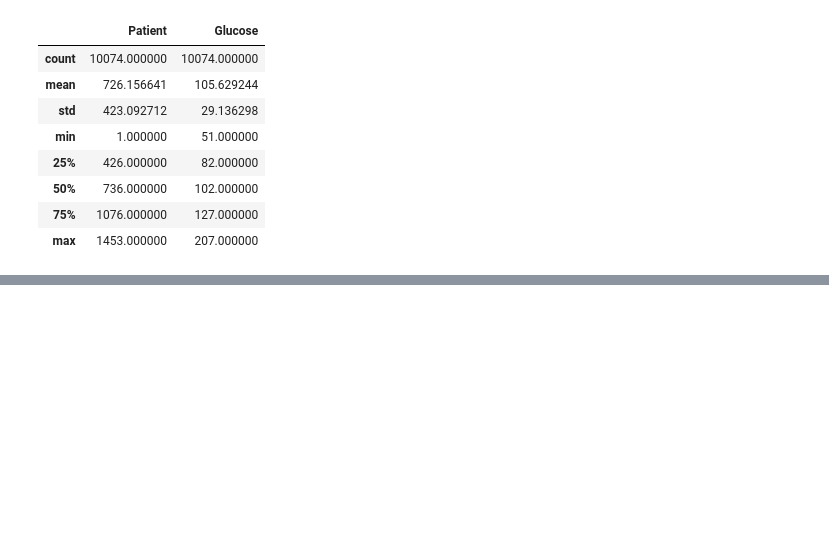
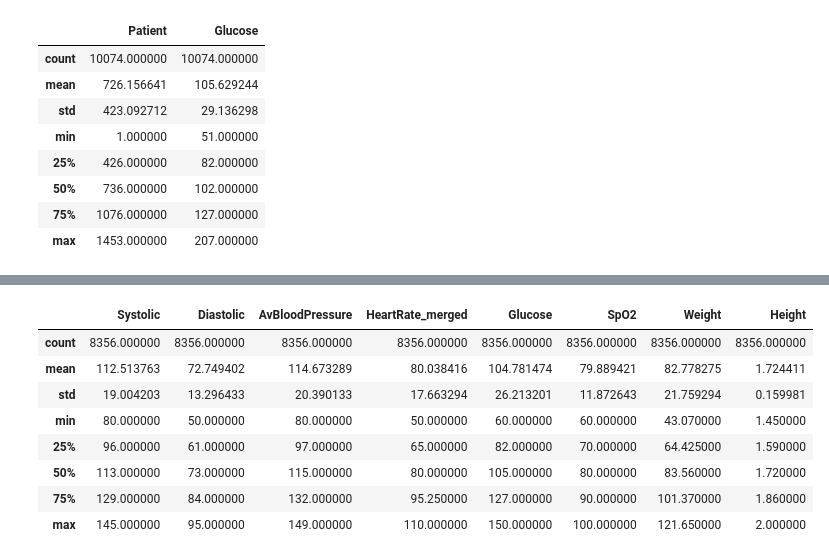
Before and after one commit to yerkomd/ProyectoFinalBSG, a Jupyter notebook: ml_heald_problem.ipynb, the cells around one changed output, grey strips where cells are left out. Cells and saved outputs as stored; diff of their text form; code cells hidden in the pictures; blank space fills up the shorter version.

```diff
--- a/ml_heald_problem.ipynb
+++ b/ml_heald_problem.ipynb
@@ -82,2 +114,25 @@ glucose_date.describe()
+# %%
+# Creamos una función para calcular el has MD5  de un texto que usaremos conmo llave pivote.
+import hashlib
+
+def calcular_has (texto):
+    md5 = hashlib.md5()
+    md5.update(texto.encode('utf-8'))
+    return md5.hexdigest()
 # %%
-glucose_date.info()
+# Creamos nuestra llave de los campos Patient + Date para que los resultados de los análisis de los pacienten coincidas en el mismo día que se realizaron.
+df_blood_presure_with_key = BloodPressure_date.copy()
+df_blood_presure_with_key["key"] = df_blood_presure_with_key["Date"].astype(str).str.strip() +"-"+ df_blood_presure_with_key["Patient"].astype(str)
+df_blood_presure_with_key["key"] = df_blood_presure_with_key["key"].apply(calcular_has)
+
+df_glucose_with_key = glucose_date.copy()
+df_glucose_with_key["key"] = df_glucose_with_key["Date"].astype(str).str.strip() +'-'+ df_glucose_with_key["Patient"].astype(str)
+df_glucose_with_key["key"] = df_glucose_with_key["key"].apply(calcular_has)
+
+df_oximetry_with_key = Oximetry_date.copy()
+df_oximetry_with_key["key"] = df_oximetry_with_key["Date"].astype(str).str.strip() +'-'+ df_oximetry_with_key["Patient"].astype(str)
+df_oximetry_with_key["key"] = df_oximetry_with_key["key"].apply(calcular_has)
+
+df_w_h_with_key = Weight_Height_date.copy()
+df_w_h_with_key["key"] = df_w_h_with_key["Date"].astype(str).str.strip() +'-'+ df_w_h_with_key["Patient"].astype(str)
+df_w_h_with_key["key"] = df_w_h_with_key["key"].apply(calcular_has)
@@ -96,0 +175,9 @@ glucose_date
+# %%
+#unificamos los diferentes análisis en una solo tabla.
+
+df_merged = df_blood_presure_with_key.merge(df_glucose_with_key, on='key', how='inner', suffixes=('_blood', '_glucose'))
+df_merged = df_merged.merge(df_oximetry_with_key, on='key', how='inner', suffixes=('_merged', '_oximetry'))
+df_merged = df_merged.merge(df_w_h_with_key, on='key', how='inner', suffixes=('_merged', '_w_h'))
+
+
+df_merged.head(5)
@@ -96,0 +250,18 @@ glucose_date
+# %%
+#  columans seleccionadas
+
+columnas_selecionadas = ['Systolic','Diastolic','AvBloodPressure','HeartRate_merged','Glucose','SpO2','Weight','Height']
+
+df_analisis = df_merged.loc[:, columnas_selecionadas].copy()
+# %%
+df_analisis.describe()
+# %% [output]
+|  | Systolic | Diastolic | AvBloodPressure | HeartRate_merged | Glucose | SpO2 | Weight | Height |
+| count | 8356.000000 | 8356.000000 | 8356.000000 | 8356.000000 | 8356.000000 | 8356.000000 | 8356.000000 | 8356.000000 |
+| mean | 112.513763 | 72.749402 | 114.673289 | 80.038416 | 104.781474 | 79.889421 | 82.778275 | 1.724411 |
+| std | 19.004203 | 13.296433 | 20.390133 | 17.663294 | 26.213201 | 11.872643 | 21.759294 | 0.159981 |
+| min | 80.000000 | 50.000000 | 80.000000 | 50.000000 | 60.000000 | 60.000000 | 43.070000 | 1.450000 |
+| 25% | 96.000000 | 61.000000 | 97.000000 | 65.000000 | 82.000000 | 70.000000 | 64.425000 | 1.590000 |
+| 50% | 113.000000 | 73.000000 | 115.000000 | 80.000000 | 105.000000 | 80.000000 | 83.560000 | 1.720000 |
+| 75% | 129.000000 | 84.000000 | 132.000000 | 95.250000 | 127.000000 | 90.000000 | 101.370000 | 1.860000 |
+| max | 145.000000 | 95.000000 | 149.000000 | 110.000000 | 150.000000 | 100.000000 | 121.650000 | 2.000000 |
```
Also changed, not shown: parts of 19 cells of this notebook.
